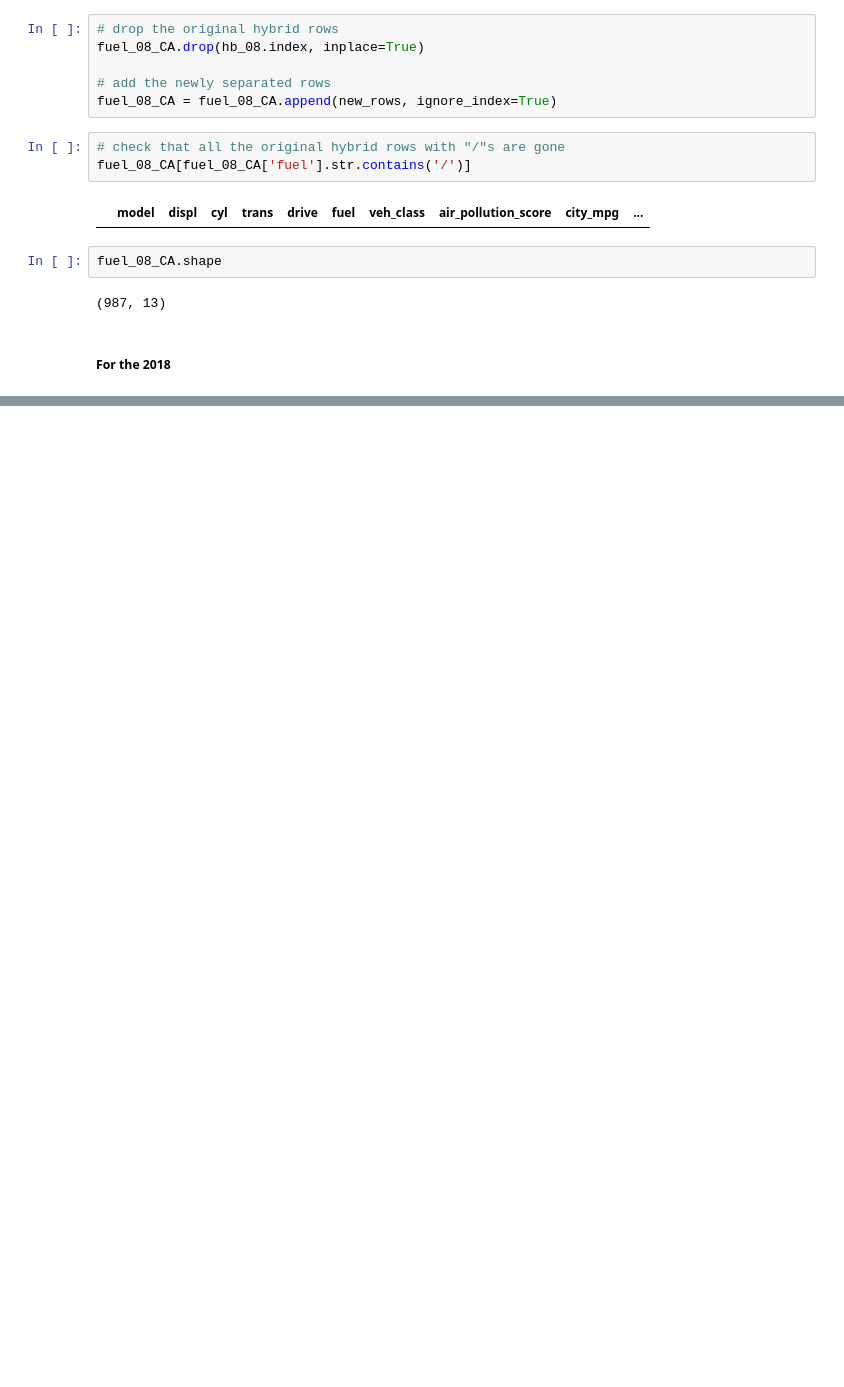
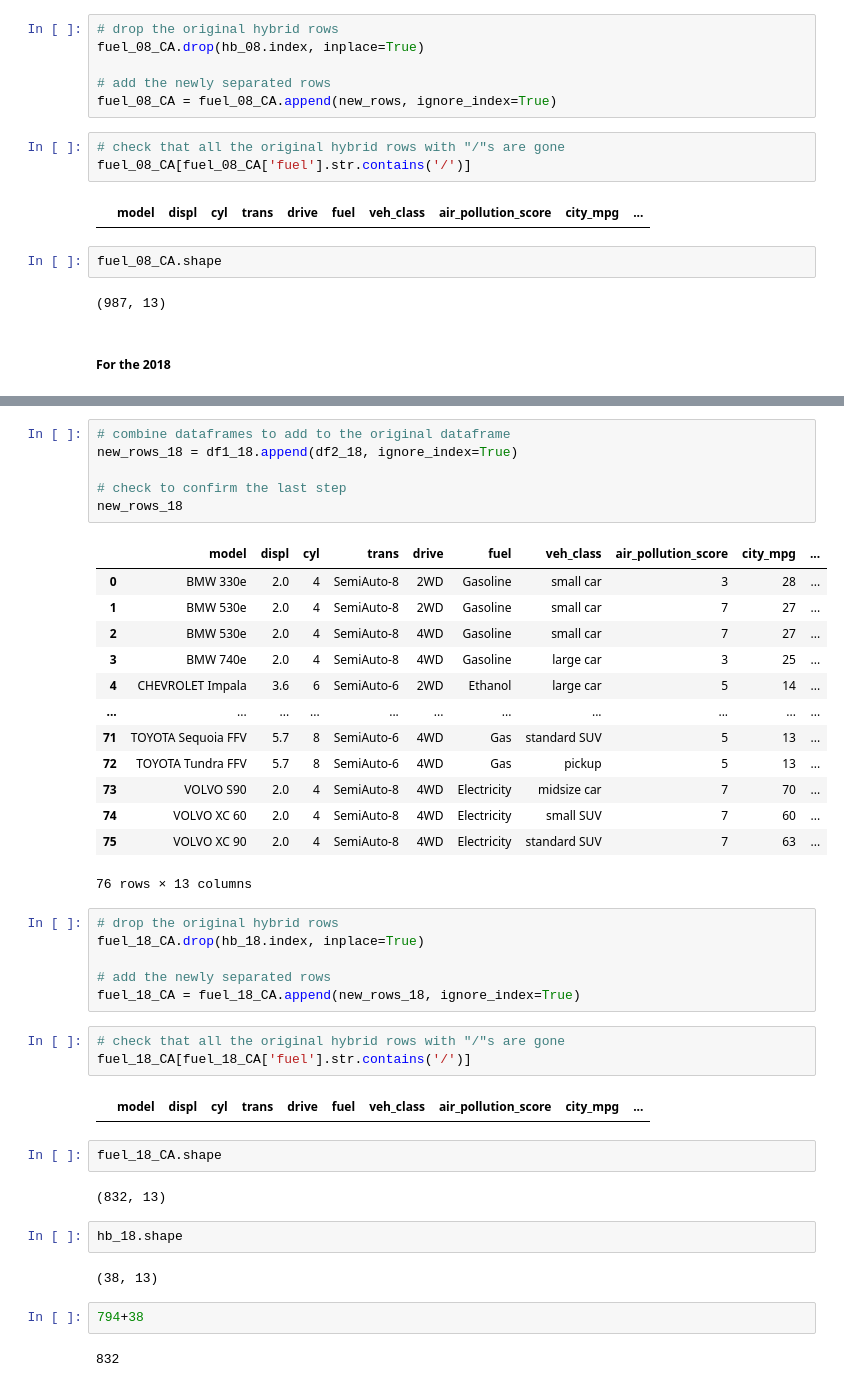
Before and after one commit to emaahdy/Data-Analysis, a Jupyter notebook: Fuel-Economy/fuel_economy.ipynb, the cells around one changed output, grey strips where cells are left out. Drawn from its saved outputs; the diff is of its cells as text; blank space fills up the shorter version.

```diff
--- a/Fuel-Economy/fuel_economy.ipynb
+++ b/Fuel-Economy/fuel_economy.ipynb
@@ -567,0 +624,43 @@ fuel_08_CA.shape
+# %%
+# combine dataframes to add to the original dataframe
+new_rows_18 = df1_18.append(df2_18, ignore_index=True)
+
+# check to confirm the last step
+new_rows_18
+# %% [output]
+|  | model | displ | cyl | trans | drive | fuel | veh_class | air_pollution_score | city_mpg | ... |
+| 0 | BMW 330e | 2.0 | 4 | SemiAuto-8 | 2WD | Gasoline | small car | 3 | 28 | ... |
+| 1 | BMW 530e | 2.0 | 4 | SemiAuto-8 | 2WD | Gasoline | small car | 7 | 27 | ... |
+| 2 | BMW 530e | 2.0 | 4 | SemiAuto-8 | 4WD | Gasoline | small car | 7 | 27 | ... |
+| 3 | BMW 740e | 2.0 | 4 | SemiAuto-8 | 4WD | Gasoline | large car | 3 | 25 | ... |
+| 4 | CHEVROLET Impala | 3.6 | 6 | SemiAuto-6 | 2WD | Ethanol | large car | 5 | 14 | ... |
+| ... | ... | ... | ... | ... | ... | ... | ... | ... | ... | ... |
+| 71 | TOYOTA Sequoia FFV | 5.7 | 8 | SemiAuto-6 | 4WD | Gas | standard SUV | 5 | 13 | ... |
+| 72 | TOYOTA Tundra FFV | 5.7 | 8 | SemiAuto-6 | 4WD | Gas | pickup | 5 | 13 | ... |
+| 73 | VOLVO S90 | 2.0 | 4 | SemiAuto-8 | 4WD | Electricity | midsize car | 7 | 70 | ... |
+| 74 | VOLVO XC 60 | 2.0 | 4 | SemiAuto-8 | 4WD | Electricity | small SUV | 7 | 60 | ... |
+| 75 | VOLVO XC 90 | 2.0 | 4 | SemiAuto-8 | 4WD | Electricity | standard SUV | 7 | 63 | ... |
+76 rows × 13 columns
+# %%
+# drop the original hybrid rows
+fuel_18_CA.drop(hb_18.index, inplace=True)
+
+# add the newly separated rows
+fuel_18_CA = fuel_18_CA.append(new_rows_18, ignore_index=True)
+# %%
+# check that all the original hybrid rows with "/"s are gone
+fuel_18_CA[fuel_18_CA['fuel'].str.contains('/')]
+# %% [output]
+|  | model | displ | cyl | trans | drive | fuel | veh_class | air_pollution_score | city_mpg | ... |
+# %%
+fuel_18_CA.shape
+# %% [output]
+(832, 13)
+# %%
+hb_18.shape
+# %% [output]
+(38, 13)
+# %%
+794+38
+# %% [output]
+832
```
Also changed, not shown: parts of 14 cells of this notebook.
